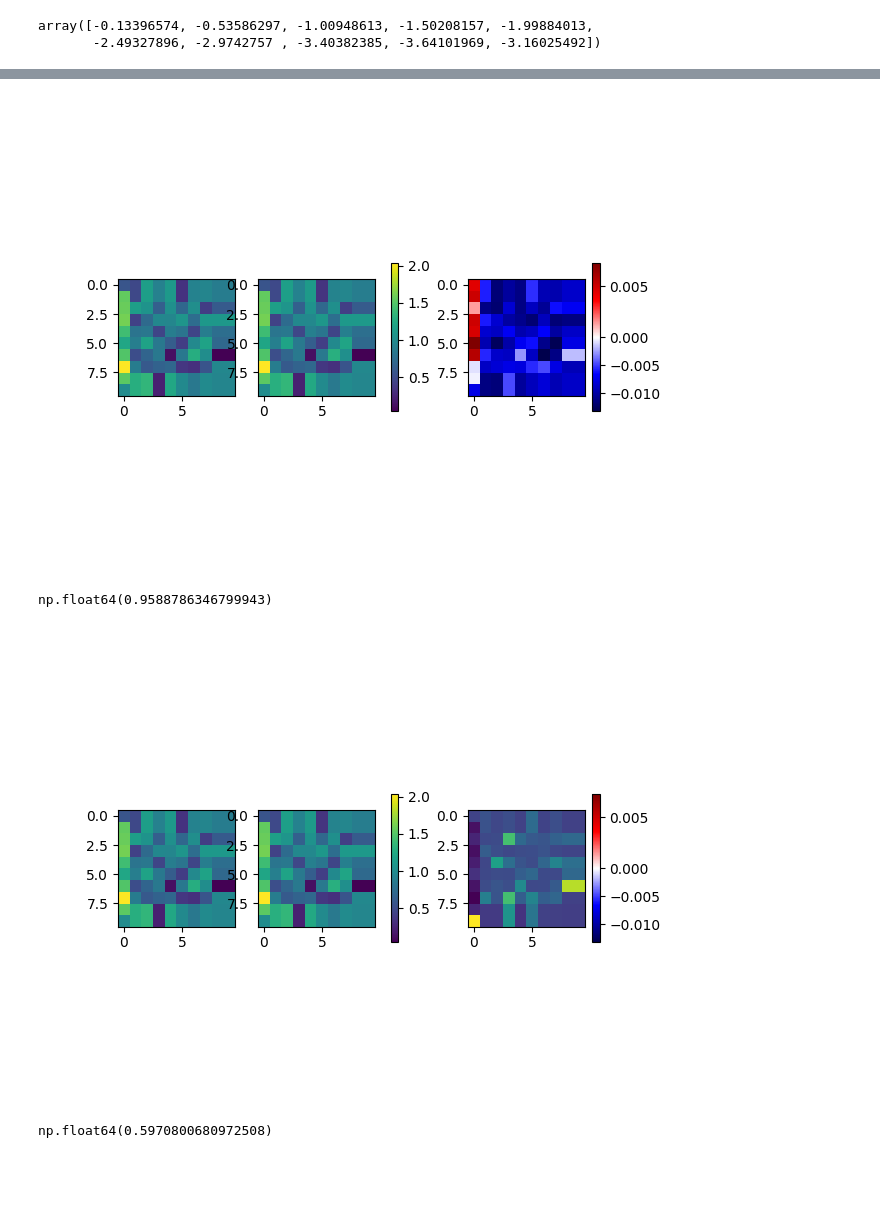
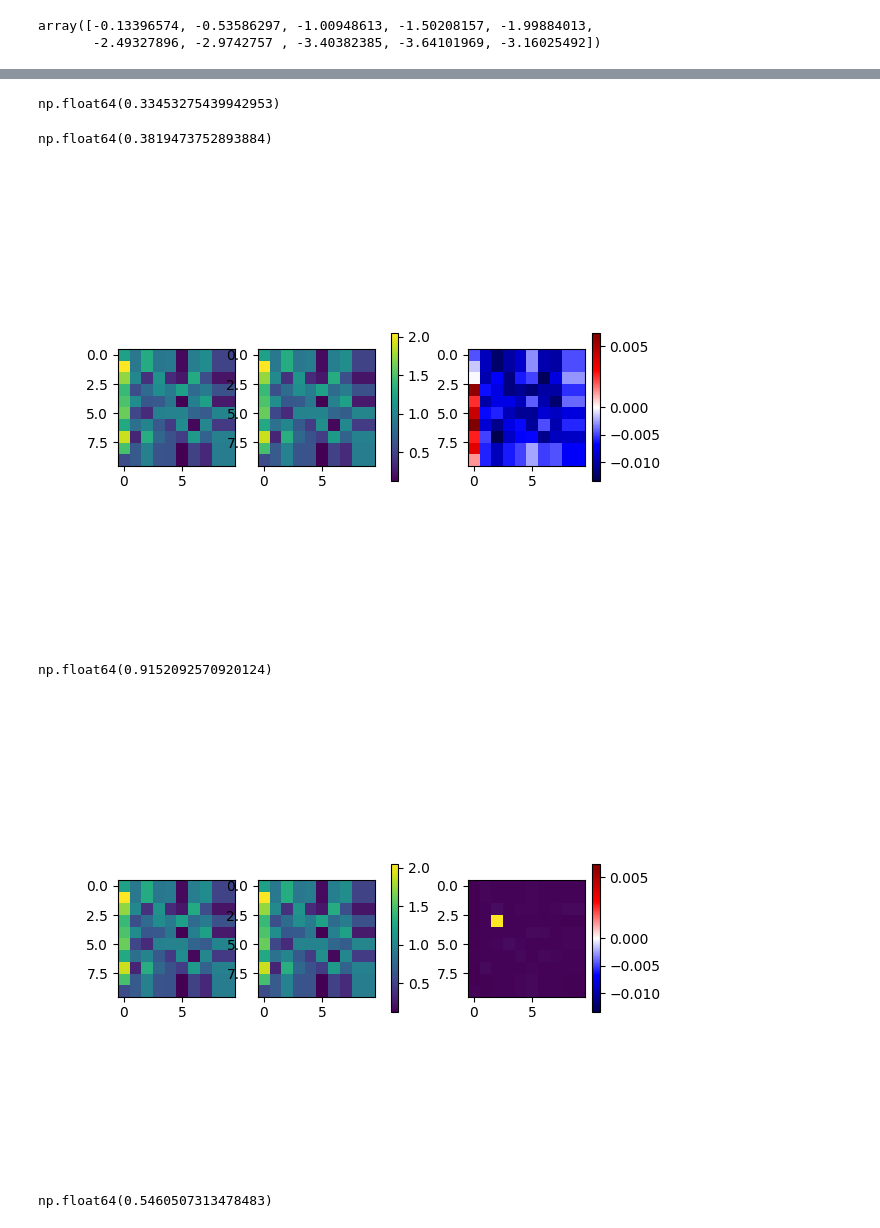
Before and after one commit to kz2wd/CFD-Solver, a Jupyter notebook: C/tridiag_test.ipynb, the cells around one changed output, grey strips where cells are left out. Cells and saved outputs as stored; diff of their text form; code cells hidden in the pictures; blank space fills up the shorter version.

```diff
--- a/C/tridiag_test.ipynb
+++ b/C/tridiag_test.ipynb
@@ -151,47 +136,62 @@ array([[[ 0.54180619, -0.14224244],
+# %%
+err_pct = 100 * np.linalg.norm(out - solve_X) / np.linalg.norm(solve_X)
+err_pct
+# %% [output]
+np.float64(0.33453275439942953)
+# %%
+out = np.zeros((X, X, 2))
+inter_u = np.zeros((X, X, 2))
+ei_adi(out, un, inter_u, cprime, dprime, X, 1.0, dx, nu, dt)
+bcu(out, 1.0)
+err_pct = 100 * np.linalg.norm(out - solve_X) / np.linalg.norm(solve_X)
+err_pct
+# %% [output]
+np.float64(0.3819473752893884)
 # %%
 %matplotlib widget
 
 
 from matplotlib import pyplot as plt
 from matplotlib.colors import Normalize, TwoSlopeNorm
 import numpy as np
+
+nsolve_X = np.linalg.norm(solve_X, axis=-1)
+nout = np.linalg.norm(out, axis=-1)
 
 # same scale for first two
 vmin = min(nsolve_X.min(), nout.min())
 vmax = max(nsolve_X.max(), nout.max())
 norm_main = Normalize(vmin=vmin, vmax=vmax)
 
 # centered scale for difference
 diff = nsolve_X - nout
 norm_diff = TwoSlopeNorm(vmin=diff.min(), vcenter=0.0, vmax=diff.max())
 
 fig, axs = plt.subplots(1, 3)
 
 axs[0].imshow(nsolve_X, norm=norm_main, cmap="viridis")
 axs[1].imshow(nout,     norm=norm_main, cmap="viridis")
 im2 = axs[2].imshow(diff, norm=norm_diff, cmap="seismic")
 
 fig.colorbar(axs[1].images[0], ax=axs[:2], shrink=0.4)
 fig.colorbar(im2, ax=axs[2], shrink=0.4)
 plt.show()
 # %% [output]
-[figure, old version]
+[figure, new version]
 # %%
-err_pct = 100 * np.linalg.norm(out - solve_X) / np.linalg.norm(solve_X)
-err_pct
 # %% [output]
-np.float64(0.9588786346799943)
+np.float64(0.9152092570920124)
 # %%
 err_map = 100 * np.abs(out - solve_X) / (np.abs(solve_X) + 1e-12)
 plt.imshow(err_map[..., 0])
 plt.show()
 # %% [output]
-[figure, old version]
+[figure, new version]
 # %%
 err_pct = 100 * np.max(np.abs(out - solve_X)) / np.max(np.abs(solve_X))
 err_pct
 # %% [output]
-np.float64(0.5970800680972508)
+np.float64(0.5460507313478483)
 # %%
 plt.imshow(err_map[..., 1])
 plt.show()
```
Also changed, not shown: parts of 6 cells of this notebook, 4 other files.
